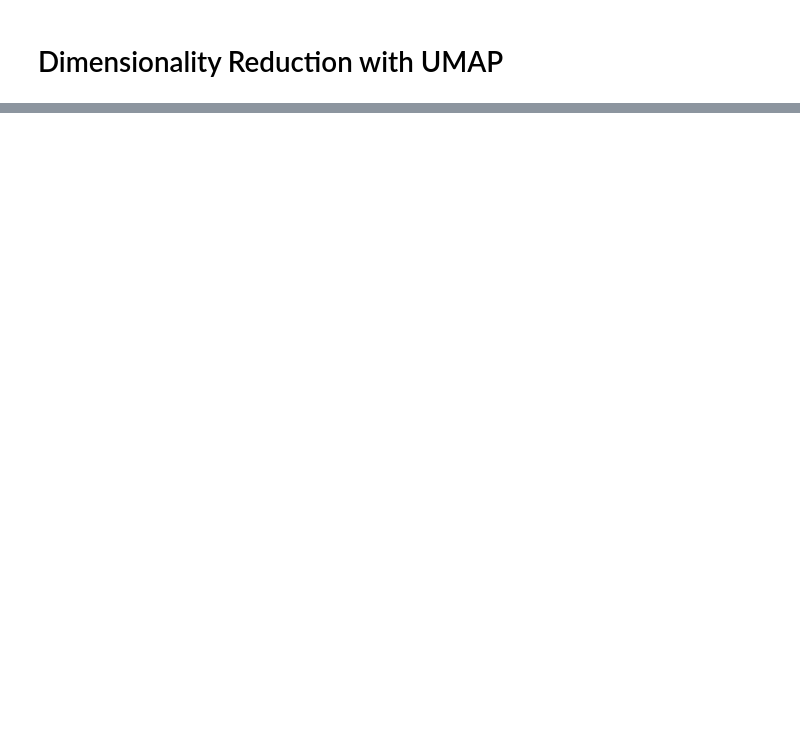
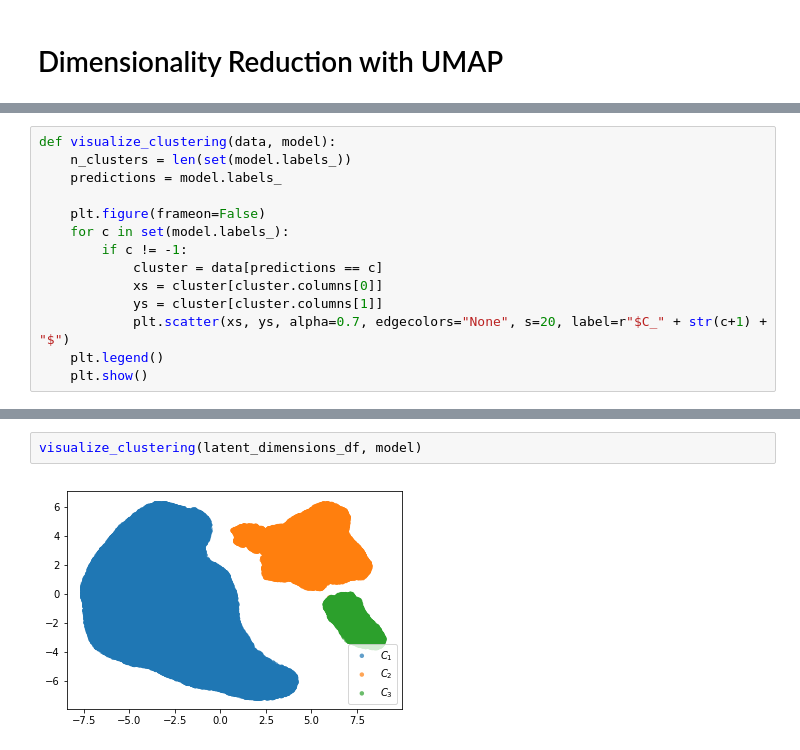
Before and after one commit to pmuellner/supporttheunderground, a Jupyter notebook: Identification of Track Clusters and User groups.ipynb, the cells around one changed output, grey strips where cells are left out. Drawn from its saved outputs; the diff is of its cells as text; blank space fills up the shorter version.

```diff
--- a/Identification of Track Clusters and User groups.ipynb
+++ b/Identification of Track Clusters and User groups.ipynb
@@ -36,0 +55,14 @@ latent_dimensions_df.head()
+# %%
+def visualize_clustering(data, model):
+    n_clusters = len(set(model.labels_))
+    predictions = model.labels_
+
+    plt.figure(frameon=False)
+    for c in set(model.labels_):
+        if c != -1:
+            cluster = data[predictions == c]
+            xs = cluster[cluster.columns[0]]
+            ys = cluster[cluster.columns[1]]
+            plt.scatter(xs, ys, alpha=0.7, edgecolors="None", s=20, label=r"$C_" + str(c+1) + "$")
+    plt.legend()
+    plt.show()
@@ -36,0 +78,4 @@ latent_dimensions_df.head()
+# %%
+visualize_clustering(latent_dimensions_df, model)
+# %% [output]
+[figure, added]
```
Also changed, not shown: parts of 6 cells of this notebook, 1 other file.
